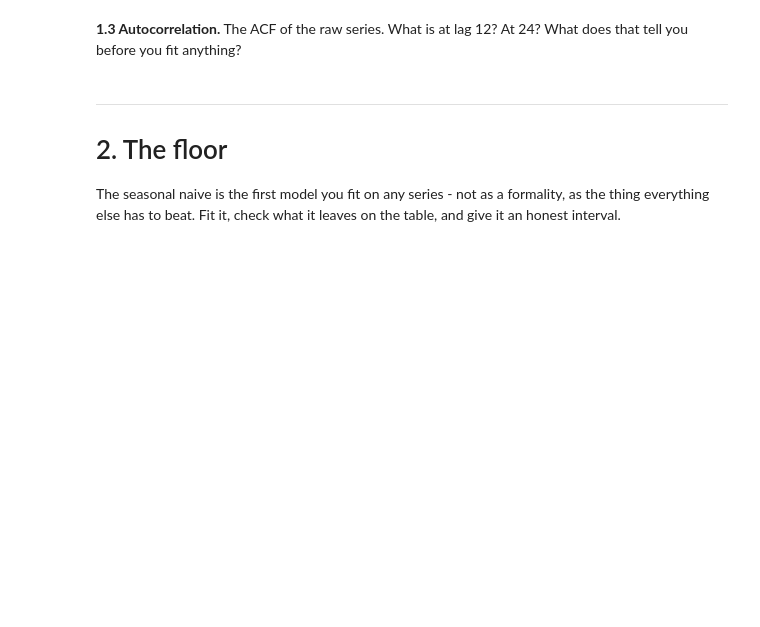
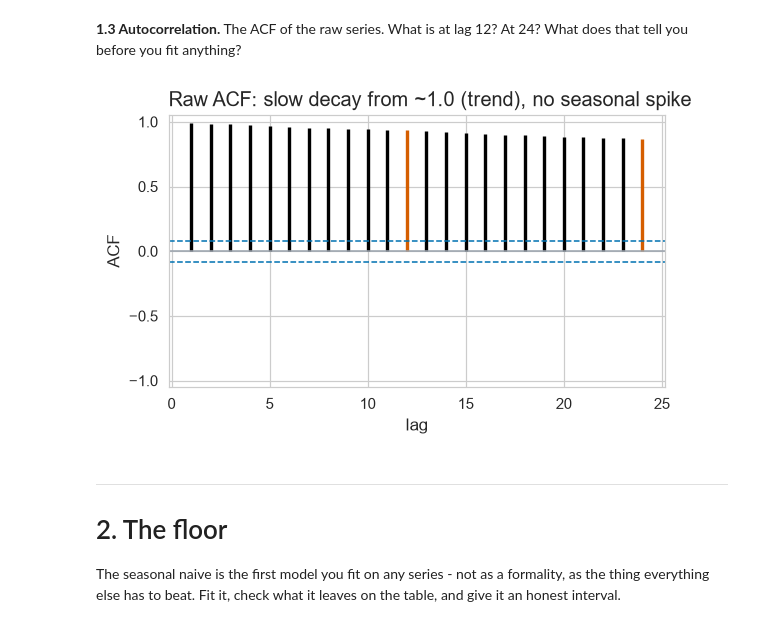
Before and after one commit to Ahmed-Bah/Global-CO2-Forecasting, a Jupyter notebook: project.ipynb, the cells around one changed output. Cells and saved outputs as stored; diff of their text form; code cells hidden in the pictures; blank space fills up the shorter version.

```diff
--- a/project.ipynb
+++ b/project.ipynb
@@ -104,7 +128,12 @@ print(f"seasonal strength: {seasonal_strength:.2f}")
 At 24? What does that tell you before you fit anything?
 # %%
 # TODO: ACF plot of df["y"] (P.acf_plot), 24 lags.
-...
+
+P.acf_plot(df["y"], nlags=24, highlight_every=SEASON_LENGTH,
+           title="Raw ACF: slow decay from ~1.0 (trend), no seasonal spike")
+plt.show()
+# %% [output]
+[figure, added]
 # %% [markdown]
 ---
 # 2. The floor
```
Also changed, not shown: parts of 10 cells of this notebook, 1 other file.
